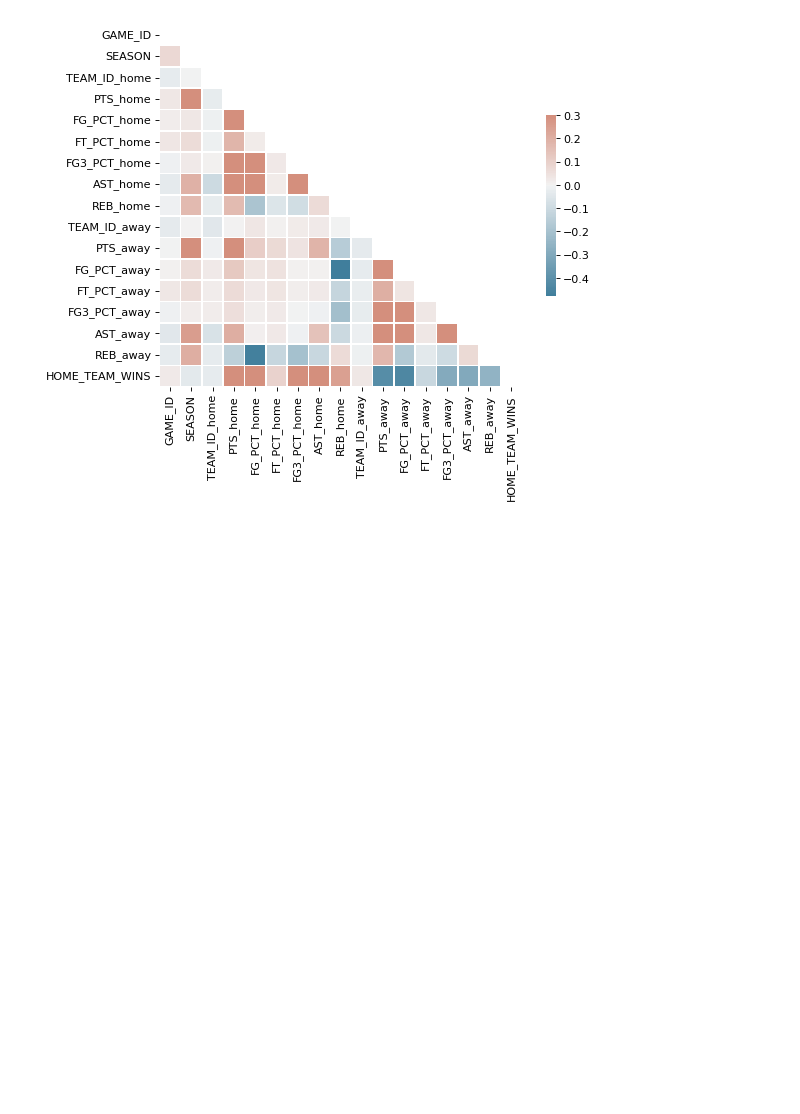
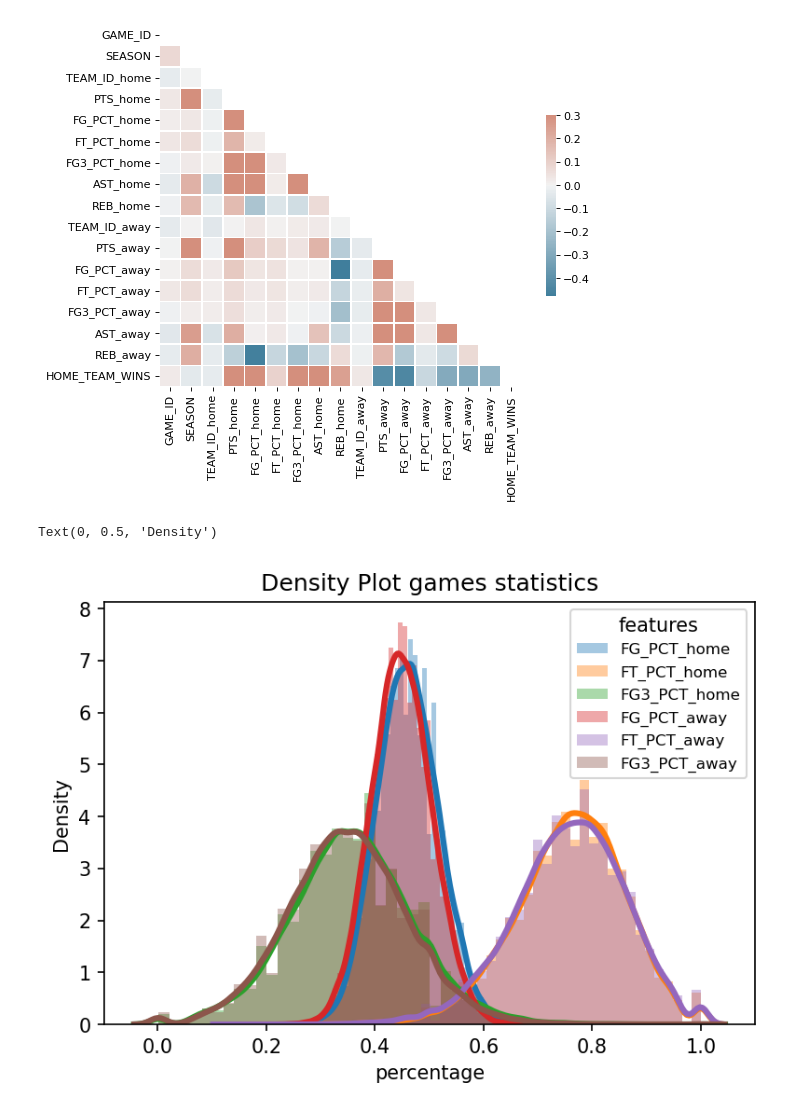
Before and after one commit to SilvioBaratto/NBA-Playoff-prediction, a Jupyter notebook: code/data_cleaning.ipynb, the cells around one changed output. Cells and saved outputs as stored; diff of their text form; code cells hidden in the pictures; blank space fills up the shorter version.

```diff
--- a/code/data_cleaning.ipynb
+++ b/code/data_cleaning.ipynb
@@ -7,6 +5,10 @@ from matplotlib.pyplot import figure
 import seaborn as sns
 from sklearn.model_selection import train_test_split
 from sklearn.preprocessing import StandardScaler
+# %%
+import matplotlib.pyplot as plt
+from matplotlib.pyplot import figure
+plt.rcParams['figure.dpi'] = 150
 # %%
 import os
 for dirname, _, filenames in os.walk('../dataset/'):
@@ -33,8 +35,8 @@ df.head()
 5 rows × 21 columns
 # %%
 selected_features = [
-    'FG_PCT_home', 'FT_PCT_home', 'FG3_PCT_home', 'AST_home', 'REB_home',
-    'FG_PCT_away', 'FT_PCT_away', 'FG3_PCT_away', 'AST_away', 'REB_away',
+    'FG_PCT_home', 'FT_PCT_home', 'FG3_PCT_home',
+    'FG_PCT_away', 'FT_PCT_away', 'FG3_PCT_away',
     ]
 
 epsilon = 0.001
@@ -112,3 +114,20 @@ sns.heatmap(corrMatrix, mask=mask, cmap=cmap, vmax=.3, center=0,
 train_data = df.loc[df['GAME_DATE_EST'] < '2021-05-22'].reset_index(drop=True)
 
 train_data.to_csv('../dataset/train_data.csv', index=False)
+# %%
+# Iterate through the five airlines
+for features in selected_features:
+    # Subset to the airline
+    # Draw the density plot
+    sns.distplot(train_data[features], hist = True, kde = True,
+                 kde_kws = {'linewidth': 3},
+                 label = features)
+
+# Plot formatting
+plt.legend(prop={'size': 8}, title = 'features')
+plt.title('Density Plot games statistics')
+plt.xlabel('percentage')
+plt.ylabel('Density')
+# %% [output]
+Text(0, 0.5, 'Density')
+[figure, added]
```
Also changed, not shown: parts of 1 cell of this notebook, 22 other files.
